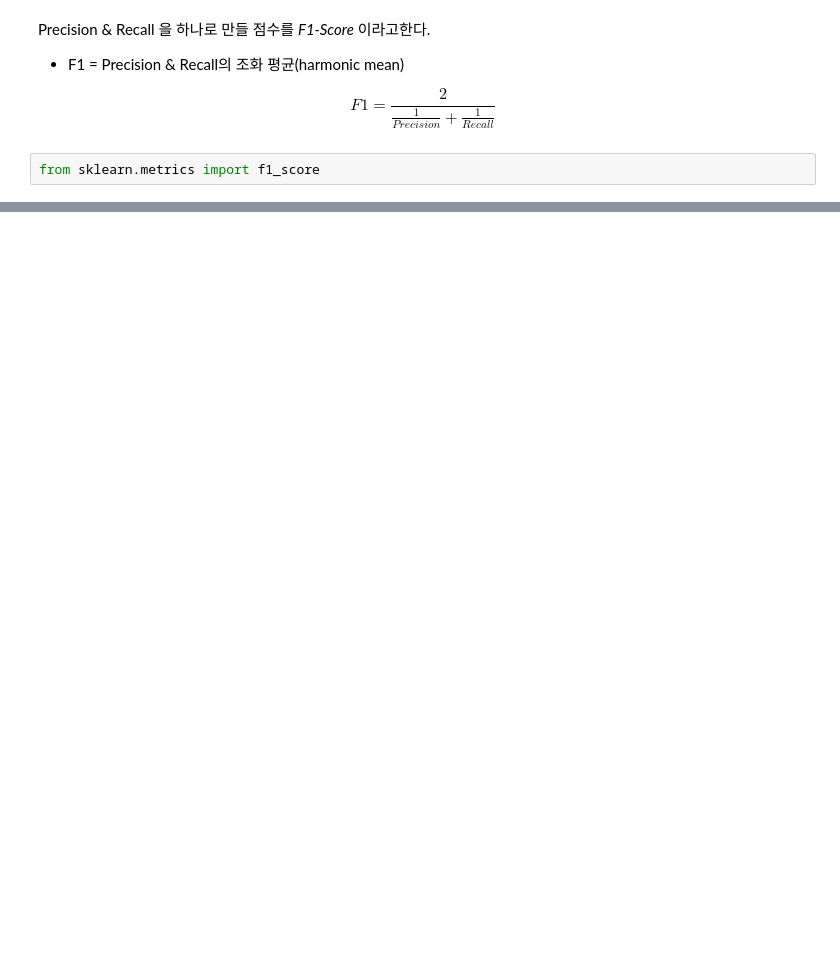
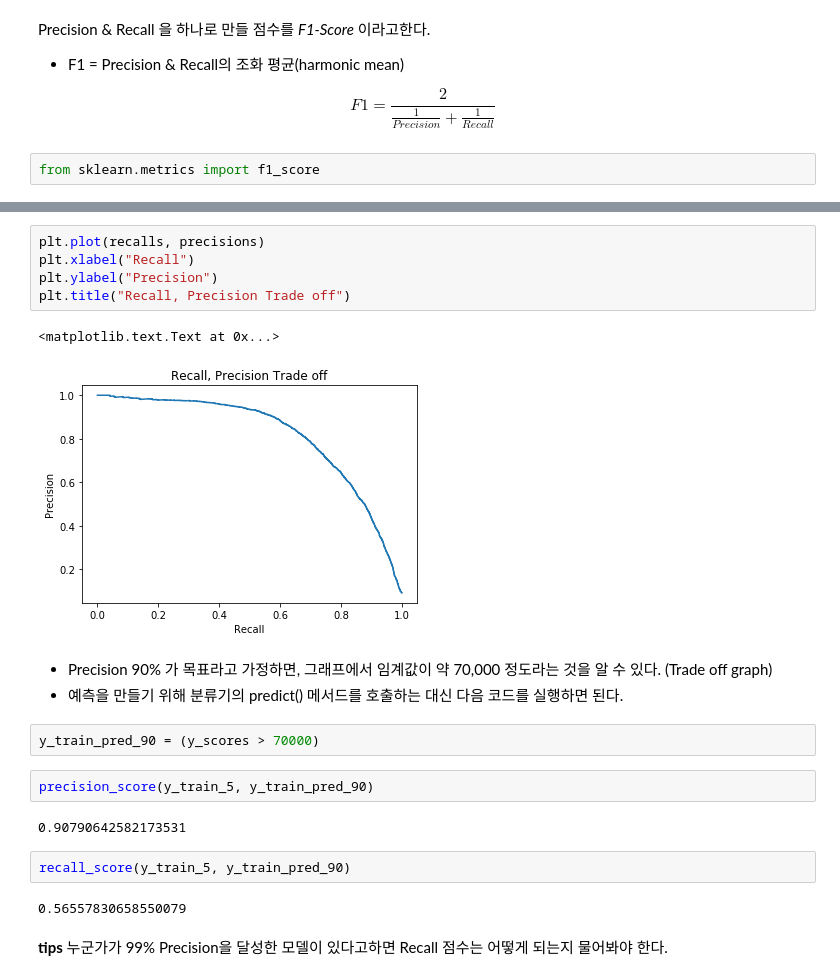
Before and after one commit to byungjun0689/Hands-on-MachineLearning, a Jupyter notebook: 03_Classification2.ipynb, the cells around one changed output, grey strips where cells are left out. Saved outputs shown, nothing was run; the diff lists cells and outputs as text; blank space fills up the shorter version.

```diff
--- a/03_Classification2.ipynb
+++ b/03_Classification2.ipynb
@@ -217,0 +297,23 @@ f1_score(y_train_5, y_train_pred)
+# %%
+plt.plot(recalls, precisions)
+plt.xlabel("Recall")
+plt.ylabel("Precision")
+plt.title("Recall, Precision Trade off")
+# %% [output]
+<matplotlib.text.Text at 0x...>
+[figure, added]
+# %% [markdown]
+- Precision 90% 가 목표라고 가정하면, 그래프에서 임계값이 약 70,000 정도라는 것을 알 수 있다. (Trade off graph)
+- 예측을 만들기 위해 분류기의 predict() 메서드를 호출하는 대신 다음 코드를 실행하면 된다.
+# %%
+y_train_pred_90 = (y_scores > 70000)
+# %%
+precision_score(y_train_5, y_train_pred_90)
+# %% [output]
+0.90790642582173531
+# %%
+recall_score(y_train_5, y_train_pred_90)
+# %% [output]
+0.56557830658550079
+# %% [markdown]
+**tips** 누군가가 99% Precision을 달성한 모델이 있다고하면 Recall 점수는 어떻게 되는지 물어봐야 한다.
```
Also changed, not shown: parts of 52 cells of this notebook, 1 other file.
